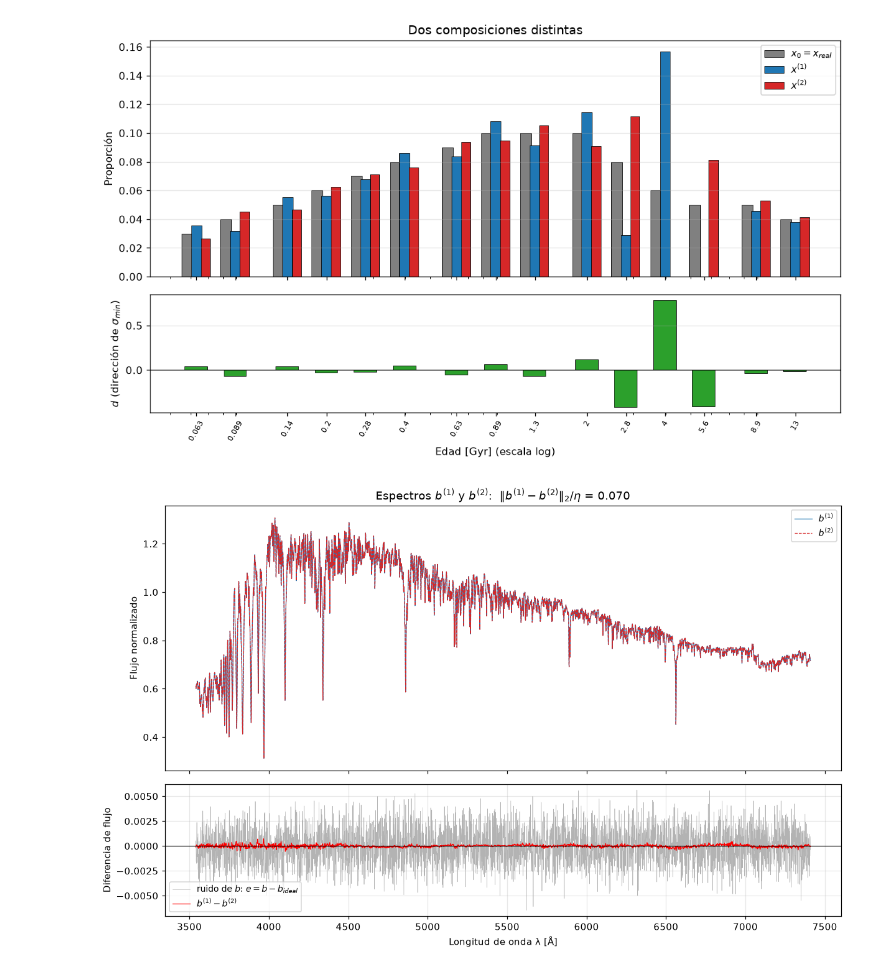
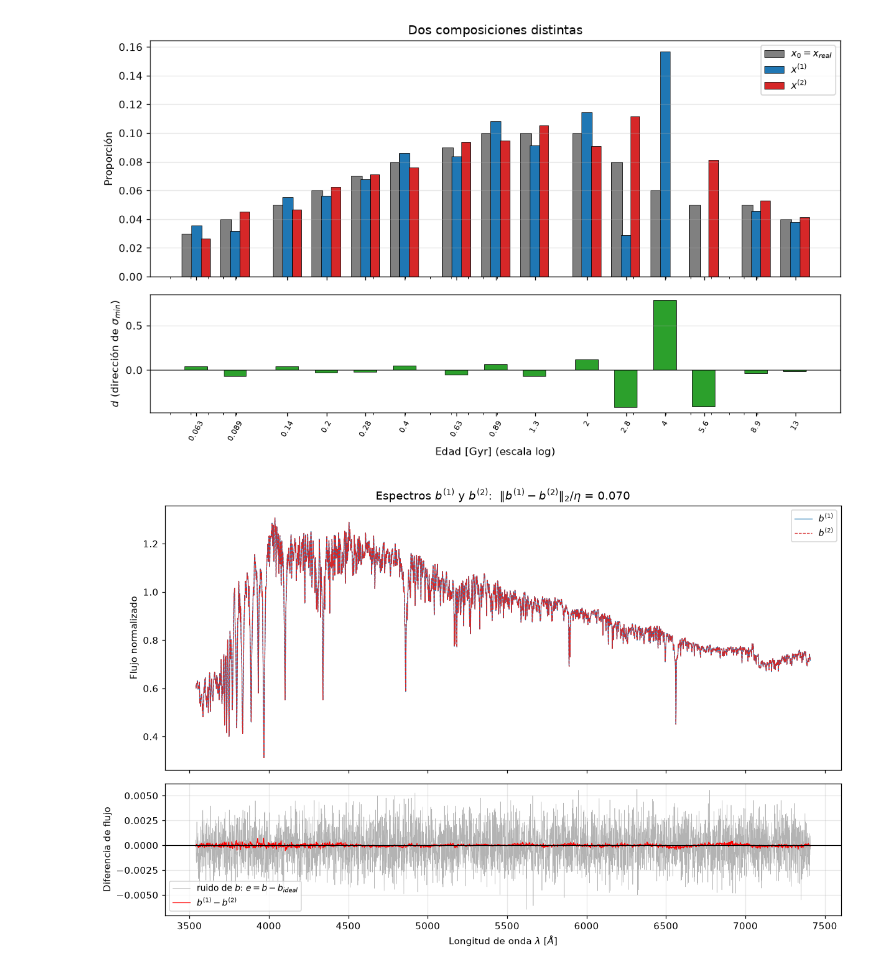
Before and after one commit to emalincic/TP2---M-todos-Num-ricos, a Jupyter notebook: TP2_completo.ipynb, the cells around one changed output. Cells and saved outputs as stored; diff of their text form; code cells hidden in the pictures.

```diff
--- a/TP2_completo.ipynb
+++ b/TP2_completo.ipynb
@@ -9,12 +20,4 @@ Un solo notebook con los cinco ejercicios. Se ejecuta de arriba a abajo; la prim
 # %%
-from pathlib import Path
-import urllib.request
-
-import numpy as np
-import pandas as pd
-import matplotlib.pyplot as plt
-from matplotlib.colors import LogNorm
-
 plt.rcParams.update({"figure.dpi": 110})
 
 ARCHIVOS = ["longitudondayA.csv", "espectro_ruido.csv", "espectroideal.csv", "x_real.csv"]
@@ -46,7 +49,7 @@ def cargar_datos(carpeta):
     df_ideal = pd.read_csv(carpeta / "espectroideal.csv")
     df_x = pd.read_csv(carpeta / "x_real.csv")
 
-    # Matriz A: la primera columna es λ y el resto son los espectros SSP.
+    # Matriz A: la primera columna es lambda y el resto son los espectros SSP.
     lam = df_A["longitud_onda_A"].to_numpy(dtype=float)
     columnas_ssp = [c for c in df_A.columns if c != "longitud_onda_A"]
     A = df_A[columnas_ssp].to_numpy(dtype=float)
@@ -63,8 +66,8 @@ def cargar_datos(carpeta):
     x_real = df_x["proporcion_x_real"].to_numpy(dtype=float)
 
     assert A.shape == (4300, 15), f"A tiene forma {A.shape}, se esperaba (4300, 15)"
-    assert np.array_equal(lam, lam_ruido), "Las λ de espectro_ruido.csv no coinciden con las de A"
-    assert np.array_equal(lam, lam_ideal), "Las λ de espectroideal.csv no coinciden con las de A"
+    assert np.array_equal(lam, lam_ruido), "Las lambda de espectro_ruido.csv no coinciden con las de A"
+    assert np.array_equal(lam, lam_ideal), "Las lambda de espectroideal.csv no coinciden con las de A"
     assert np.isclose(x_real.sum(), 1), f"x_real suma {x_real.sum()}, se esperaba 1"
     assert np.allclose(edades, edades_x, rtol=1e-2), (
         "Las edades de las columnas de A no coinciden con edad_Gyr de x_real.csv"
@@ -1097,12 +1084,12 @@ for a in alphas_tabla:
     x = tikhonov(a)
     r = residuo(x)
     filas.append({
-        "α": a,
+        "alpha": a,
         "error rel x": err_rel(x),
         "residuo": r,
-        "residuo/η": r / eta,
-        "‖x_α‖₂": np.linalg.norm(x),
-        "Σx_α": x.sum(),
+        "residuo/eta": r / eta,
+        "||x_alpha||_2": np.linalg.norm(x),
+        "sum x_alpha": x.sum(),
         "# negativas": int(np.sum(x < 0)),
     })
 tabla_alpha = pd.DataFrame(filas)
@@ -1589,25 +1566,25 @@ plt.show()
 # %%
 fig, (ax1, ax2) = plt.subplots(2, 1, figsize=(11, 7), sharex=True,
                                gridspec_kw={"height_ratios": [2, 1]})
 
 ax1.plot(lam, b1, color="C0", lw=0.8, label=r"$b^{(1)}$")
 ax1.plot(lam, b2, color="C3", lw=0.8, linestyle="--", label=r"$b^{(2)}$")
 ax1.set_ylabel("Flujo normalizado")
 ax1.set_title(rf"Espectros $b^{{(1)}}$ y $b^{{(2)}}$:  $\|b^{{(1)}}-b^{{(2)}}\|_2 / \eta$ = {ratio:.3f}")
 ax1.legend(loc="best", fontsize=9)
 
 ax2.plot(lam, e, color="0.7", lw=0.4, label=r"ruido de $b$: $e = b - b_{ideal}$")
 ax2.plot(lam, db, color="red", lw=0.8, label=r"$b^{(1)} - b^{(2)}$")
 ax2.axhline(0, color="k", linewidth=0.8)
-ax2.set_xlabel("Longitud de onda λ [Å]")
+ax2.set_xlabel("Longitud de onda $\\lambda$ [$\\AA$]")
 ax2.set_ylabel("Diferencia de flujo")
 ax2.grid(True, alpha=0.3)
 ax2.legend(loc="best", fontsize=9)
 
 fig.tight_layout()
 plt.show()
 # %% [output]
-[figure, old version]
+[figure, new version]
 # %% [markdown]
 ### Conclusiones del ejercicio 5
 
```
Also changed, not shown: parts of 50 cells of this notebook.
